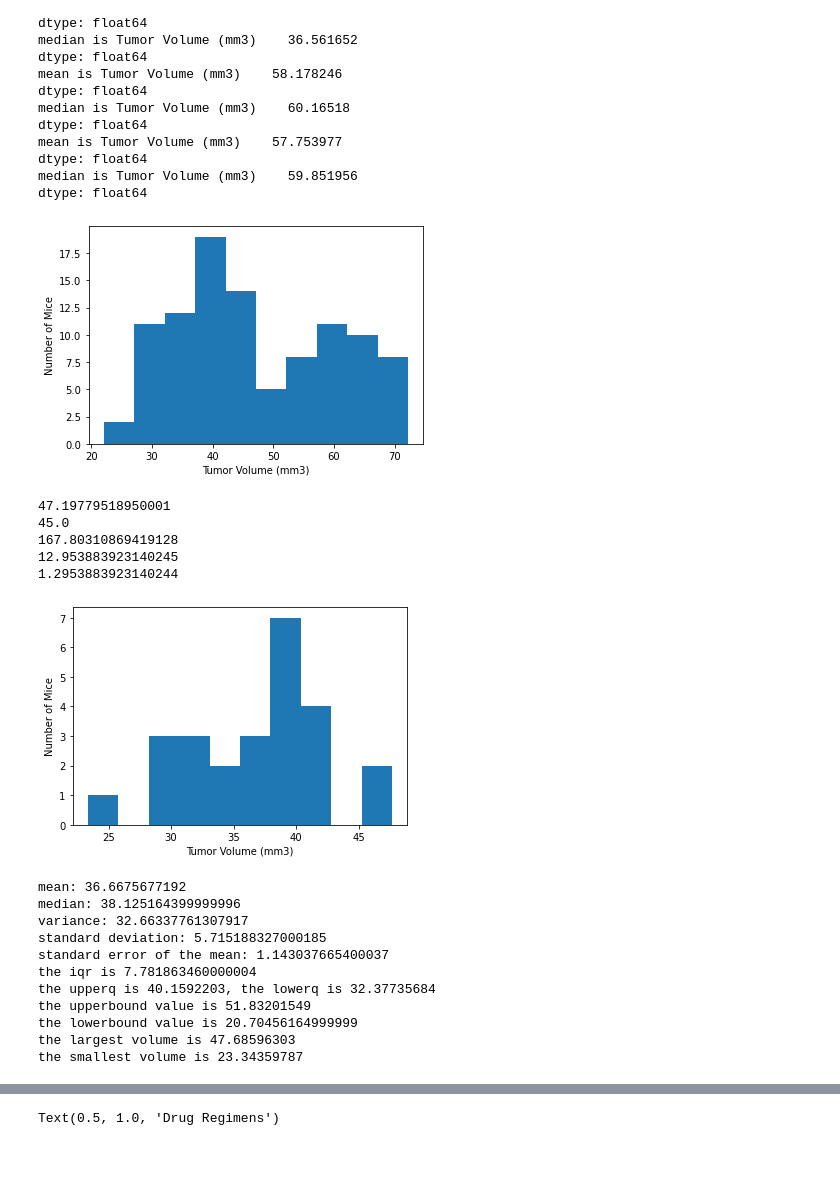
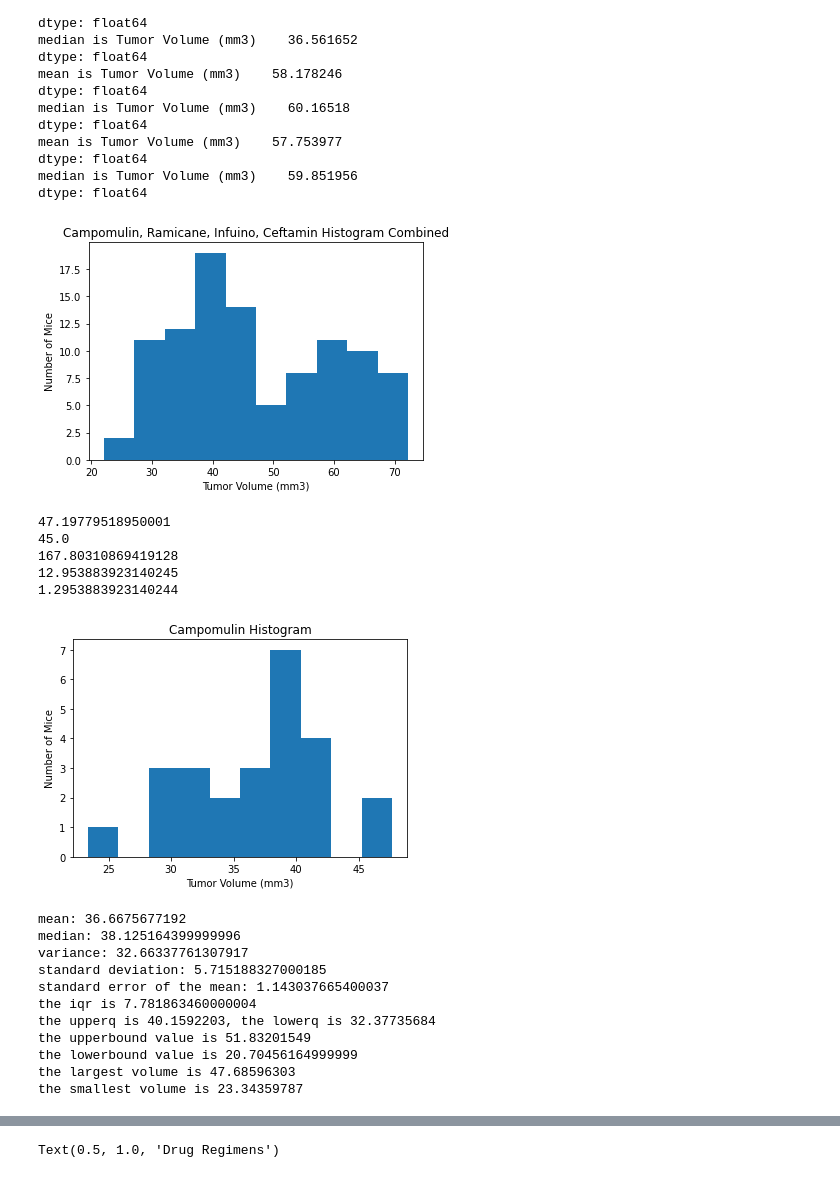
Before and after one commit to jaredhazlett/pymaceuticals-cancer-treatment-analysis, a Jupyter notebook: Matplotlib Homework.ipynb, the cells around one changed output, grey strips where cells are left out. Saved outputs shown, nothing was run; the diff lists cells and outputs as text; code cells hidden in the pictures.

```diff
--- a/Matplotlib Homework.ipynb
+++ b/Matplotlib Homework.ipynb
@@ -343,6 +343,7 @@ dtype: float64
 # %%
 #here we have all four drugs combined into one histogram.
 plt.hist(four_drugs["Tumor Volume (mm3)"])
+plt.title("Campomulin, Ramicane, Infuino, Ceftamin Histogram Combined")
 plt.xlabel('Tumor Volume (mm3)')
 plt.ylabel('Number of Mice')
 plt.show()
@@ -353,7 +354,7 @@ print(four_drugs['Tumor Volume (mm3)'].var())
 print(four_drugs['Tumor Volume (mm3)'].std())
 print(four_drugs['Tumor Volume (mm3)'].sem())
 # %% [output]
-[figure, old version]
+[figure, new version]
 47.19779518950001
 45.0
 167.80310869419128
@@ -362,32 +363,33 @@ print(four_drugs['Tumor Volume (mm3)'].sem())
 # %%
 #We're creating a histogram and summary statistics for Campomulin
 plt.hist(Campomulin_last["Tumor Volume (mm3)"])
+plt.title("Campomulin Histogram")
 plt.xlabel('Tumor Volume (mm3)')
 plt.ylabel('Number of Mice')
 plt.show()
 
 print(f"mean: {Campomulin_last['Tumor Volume (mm3)'].mean()}")
 print(f"median: {Campomulin_last['Tumor Volume (mm3)'].median()}")
 print(f"variance: {Campomulin_last['Tumor Volume (mm3)'].var()}")
 print(f"standard deviation: {Campomulin_last['Tumor Volume (mm3)'].std()}")
 print(f"standard error of the mean: {Campomulin_last['Tumor Volume (mm3)'].sem()}")
 
 quartiles_campo = Campomulin_last["Tumor Volume (mm3)"].quantile([.25, .5, .75])
 lowerq_campo = quartiles_campo[.25]
 upperq_campo = quartiles_campo[.75]
 iqr_campo = upperq_campo - lowerq_campo
 print(f"the iqr is {iqr_campo}")
 print(f"the upperq is {upperq_campo}, the lowerq is {lowerq_campo}")
 lowerbound_campo = lowerq_campo - (1.5*iqr_campo)
 upperbound_campo = upperq_campo + (1.5*iqr_campo)
 print(f"the upperbound value is {upperbound_campo}")
 print(f"the lowerbound value is {lowerbound_campo}")
 max_campo = Campomulin_last['Tumor Volume (mm3)'].max()
 min_campo = Campomulin_last['Tumor Volume (mm3)'].min()
 print(f"the largest volume is {max_campo}")
 print(f"the smallest volume is {min_campo}")
 # %% [output]
-[figure, old version]
+[figure, new version]
 mean: 36.6675677192
 median: 38.125164399999996
 variance: 32.66337761307917
```
Also changed, not shown: parts of 3 cells of this notebook.
